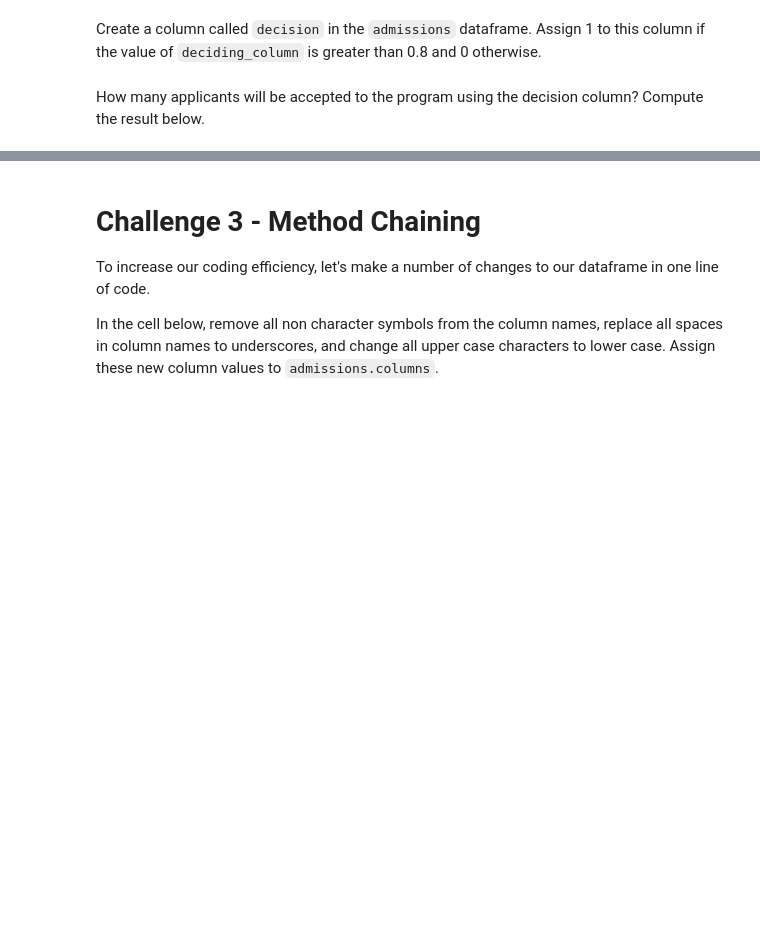
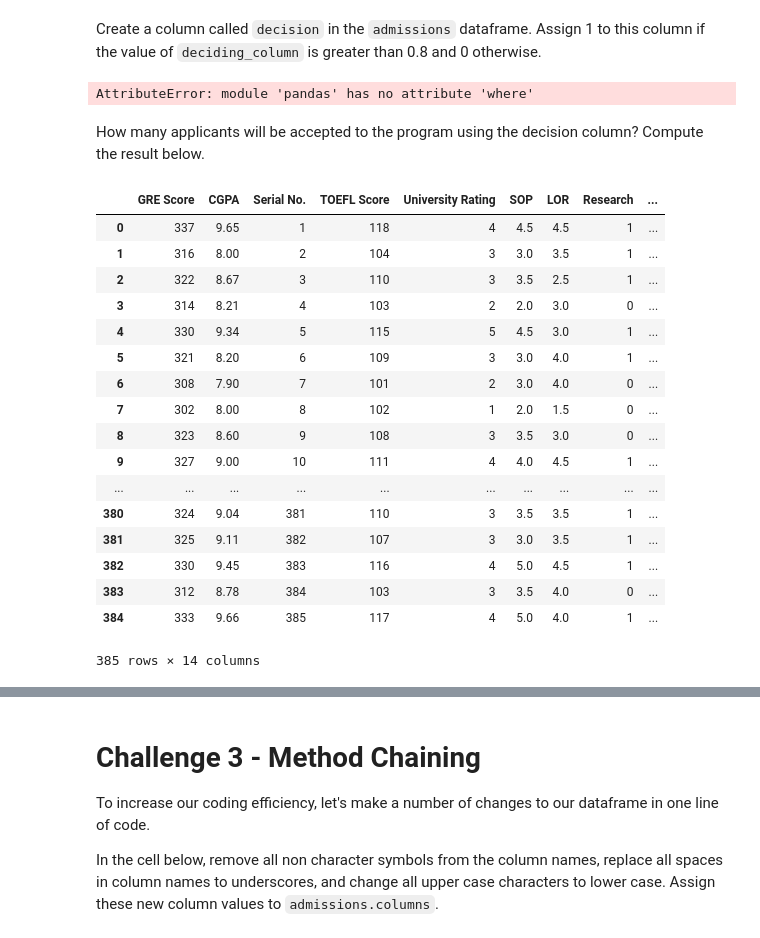
Before and after one commit to Shakerite/data-labs, a Jupyter notebook: module-2/lab-advanced-pandas/your-code/Lab Advanced Pandas.ipynb, the cells around one changed output, grey strips where cells are left out. Cells and saved outputs as stored; diff of their text form; code cells hidden in the pictures; blank space fills up the shorter version.

```diff
--- a/module-2/lab-advanced-pandas/your-code/Lab Advanced Pandas.ipynb
+++ b/module-2/lab-advanced-pandas/your-code/Lab Advanced Pandas.ipynb
@@ -68,0 +146,5 @@ Now create the standardized columns `CGPA_std`, `GRE_std`, and `LOR_std` and add
+# %%
+admissions['CGPA_std']=standardize(admissions.CGPA)
+admissions['GRE_std']=standardize(admissions['GRE Score'])
+admissions['LOR_std']=standardize(admissions.LOR)
+admissions.head()
@@ -81,0 +169,4 @@ Now create the deciding column using the `lookup` function. The lookup column is
+# %%
+decision_choice
+admissions['deciding_column']=admissions.lookup(admissions.index,decision_choice)
+admissions.head()
@@ -86,2 +182,8 @@ Create a column called `decision` in the `admissions` dataframe. Assign 1 to thi
+# %%
+admissions['decision']= np.where(admissions.deciding_column>0.8,1,0)
+# %% [output]
+AttributeError: module 'pandas' has no attribute 'where'
+# %%
+admissions['decision']=(admissions.deciding_column/admissions.deciding_column).where(admissions.deciding_column>0.8,(admissions.deciding_column/admissions.deciding_column-1))
 # %% [markdown]
 How many applicants will be accepted to the program using the decision column? Compute the result below.
@@ -89,0 +190,21 @@ How many applicants will be accepted to the program using the decision column? C
+# %%
+admissions
+# %% [output]
+|  | GRE Score | CGPA | Serial No. | TOEFL Score | University Rating | SOP | LOR | Research | ... |
+| 0 | 337 | 9.65 | 1 | 118 | 4 | 4.5 | 4.5 | 1 | ... |
+| 1 | 316 | 8.00 | 2 | 104 | 3 | 3.0 | 3.5 | 1 | ... |
+| 2 | 322 | 8.67 | 3 | 110 | 3 | 3.5 | 2.5 | 1 | ... |
+| 3 | 314 | 8.21 | 4 | 103 | 2 | 2.0 | 3.0 | 0 | ... |
+| 4 | 330 | 9.34 | 5 | 115 | 5 | 4.5 | 3.0 | 1 | ... |
+| 5 | 321 | 8.20 | 6 | 109 | 3 | 3.0 | 4.0 | 1 | ... |
+| 6 | 308 | 7.90 | 7 | 101 | 2 | 3.0 | 4.0 | 0 | ... |
+| 7 | 302 | 8.00 | 8 | 102 | 1 | 2.0 | 1.5 | 0 | ... |
+| 8 | 323 | 8.60 | 9 | 108 | 3 | 3.5 | 3.0 | 0 | ... |
+| 9 | 327 | 9.00 | 10 | 111 | 4 | 4.0 | 4.5 | 1 | ... |
+| ... | ... | ... | ... | ... | ... | ... | ... | ... | ... |
+| 380 | 324 | 9.04 | 381 | 110 | 3 | 3.5 | 3.5 | 1 | ... |
+| 381 | 325 | 9.11 | 382 | 107 | 3 | 3.0 | 3.5 | 1 | ... |
+| 382 | 330 | 9.45 | 383 | 116 | 4 | 5.0 | 4.5 | 1 | ... |
+| 383 | 312 | 8.78 | 384 | 103 | 3 | 3.5 | 4.0 | 0 | ... |
+| 384 | 333 | 9.66 | 385 | 117 | 4 | 5.0 | 4.0 | 1 | ... |
+385 rows × 14 columns
```
Also changed, not shown: parts of 26 cells of this notebook, 9 other files.
